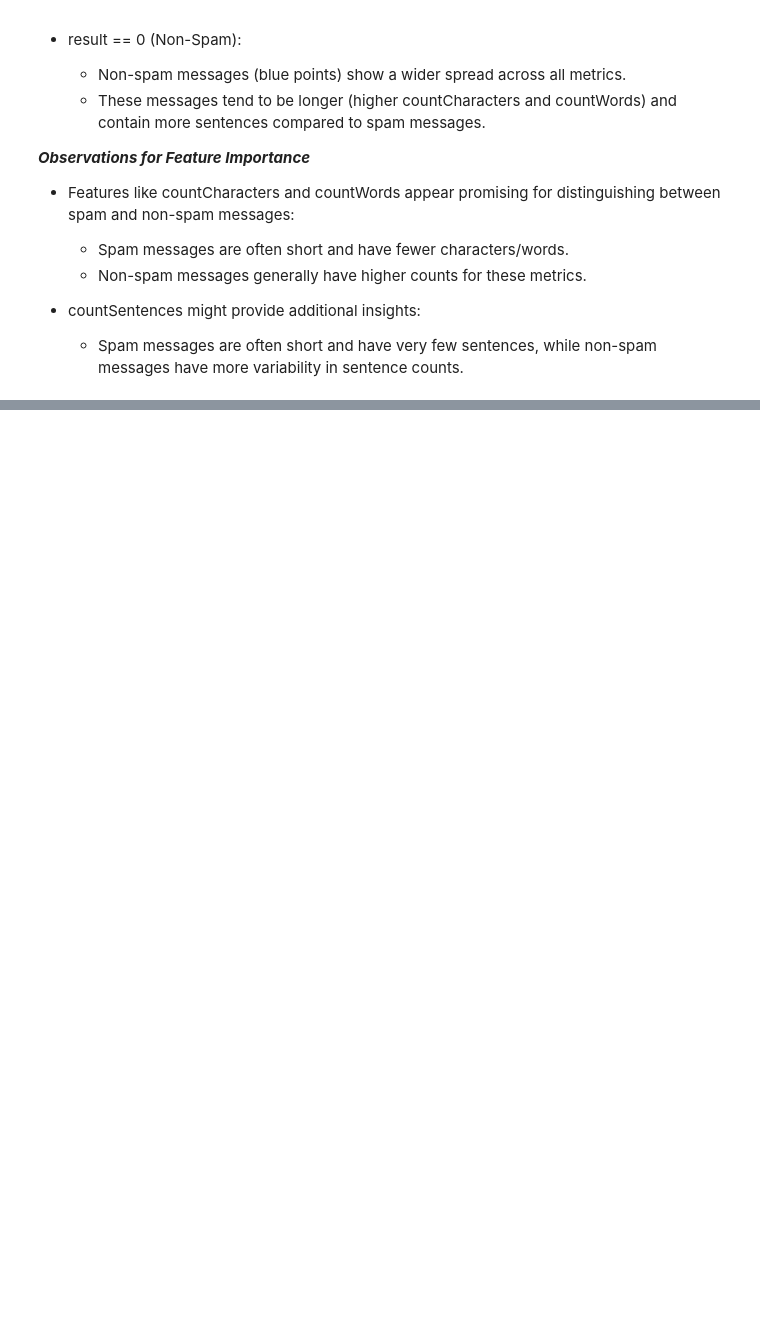
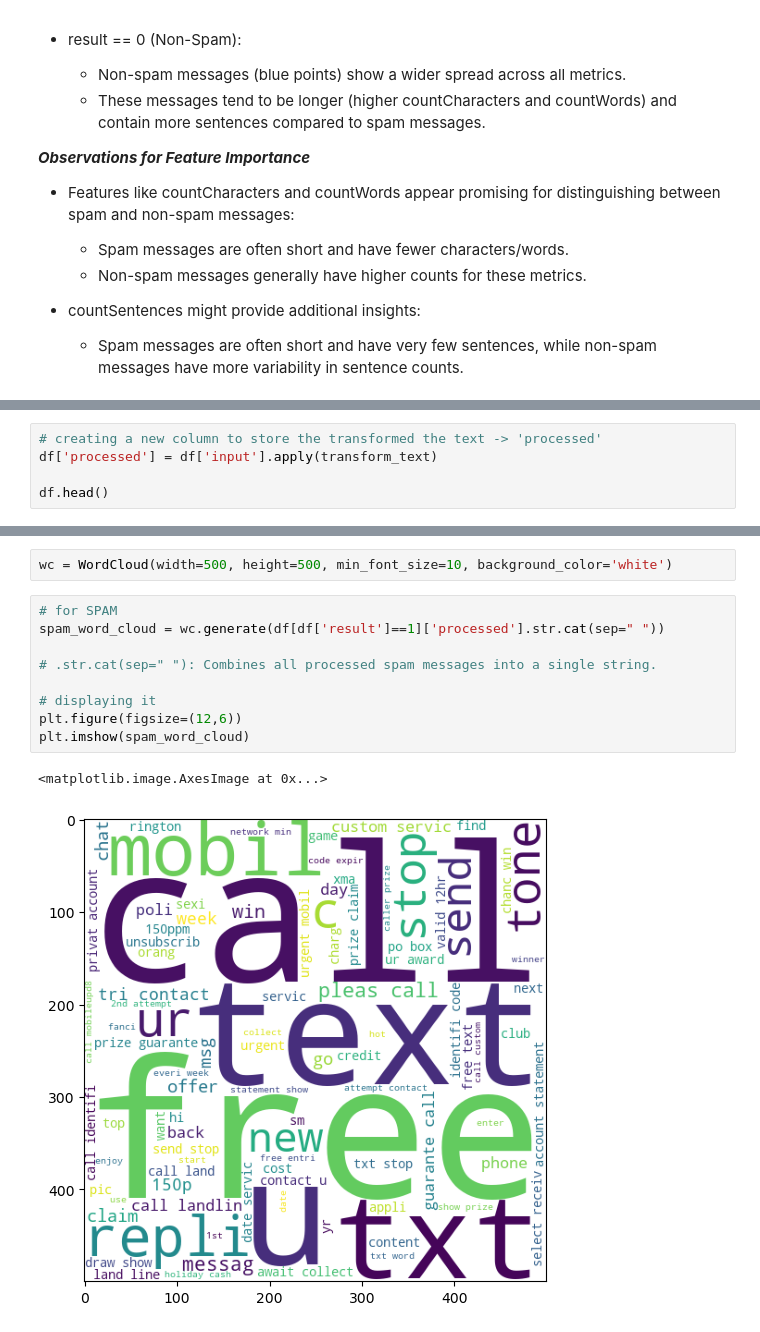
Before and after one commit to AnilKumt/spam_detection, a Jupyter notebook: spam-detection.ipynb, the cells around one changed output, grey strips where cells are left out. Cells and saved outputs as stored; diff of their text form; blank space fills up the shorter version.

Commit message:
Done with Data preprocessing ( removed stopwords , transformed text, stemmed it and filtered out most frequent spam words)

```diff
--- a/spam-detection.ipynb
+++ b/spam-detection.ipynb
@@ -360,0 +457,5 @@ sns.pairplot(df,hue='result')
+# %%
+# creating a new column to store the transformed the text -> 'processed'
+df['processed'] = df['input'].apply(transform_text)
+
+df.head()
@@ -360,0 +487,14 @@ sns.pairplot(df,hue='result')
+# %%
+wc = WordCloud(width=500, height=500, min_font_size=10, background_color='white')
+# %%
+# for SPAM
+spam_word_cloud = wc.generate(df[df['result']==1]['processed'].str.cat(sep=" "))
+
+# .str.cat(sep=" "): Combines all processed spam messages into a single string.
+
+# displaying it
+plt.figure(figsize=(12,6))
+plt.imshow(spam_word_cloud)
+# %% [output]
+<matplotlib.image.AxesImage at 0x...>
+[figure, added]
```
Also changed, not shown: parts of 12 cells of this notebook.
